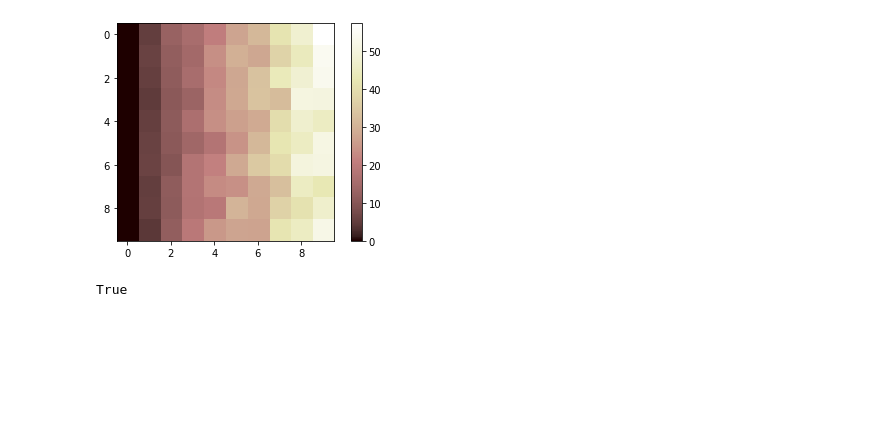
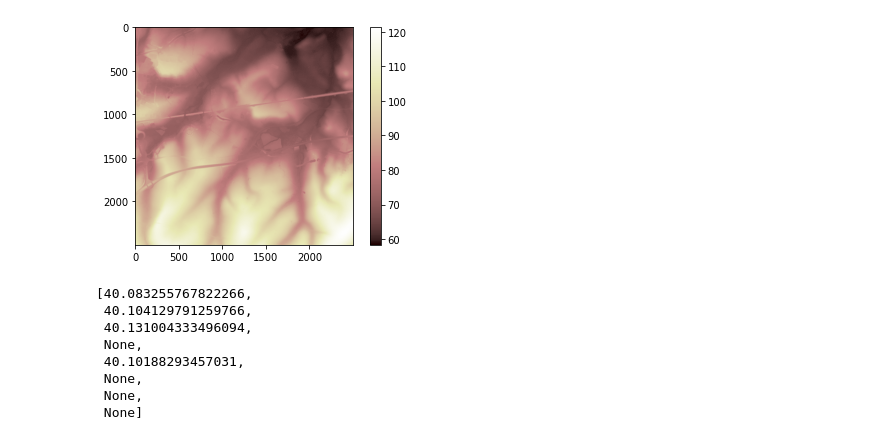
Before and after one commit to pgr1c11/flow-path, a Jupyter notebook: notebooks/flow-path-notebook.ipynb, the cells around one changed output. Saved outputs shown, nothing was run; the diff lists cells and outputs as text; code cells hidden in the pictures; blank space fills up the shorter version.

Commit message:
build: add neighbour_tan_slopes to path class

```diff
--- a/notebooks/flow-path-notebook.ipynb
+++ b/notebooks/flow-path-notebook.ipynb
@@ -4,10 +4,10 @@ sys.path.append('../')
 import src.dem as dem
 # %%
 filename = r"C:\Users\pgred\Documents\Personal\Git\flow-path\data\29229620-DEFRA-Basingstoke_DTM_2m\SU65se_DTM_2m.tif"
-test_dem = dem.DemDummy(dimensions=(10,10))
+test_dem = dem.DemTif(filename)
 test_dem.plot()
 # %% [output]
-[figure, old version]
+[figure, new version]
 # %%
 import src.cell as cell
 import src.controls as controls
@@ -16,4 +16,11 @@ test_cell = cell.Cell(controls=test_controls,coords=(0,1))
 # %%
-test_cell.on_boundary
+test_cell.neighbour_tan_slopes
 # %% [output]
-True
+[40.083255767822266,
+ 40.104129791259766,
+ 40.131004333496094,
+ None,
+ 40.10188293457031,
+ None,
+ None,
+ None]
```
Also changed, not shown: parts of 1 cell of this notebook, 4 other files.
